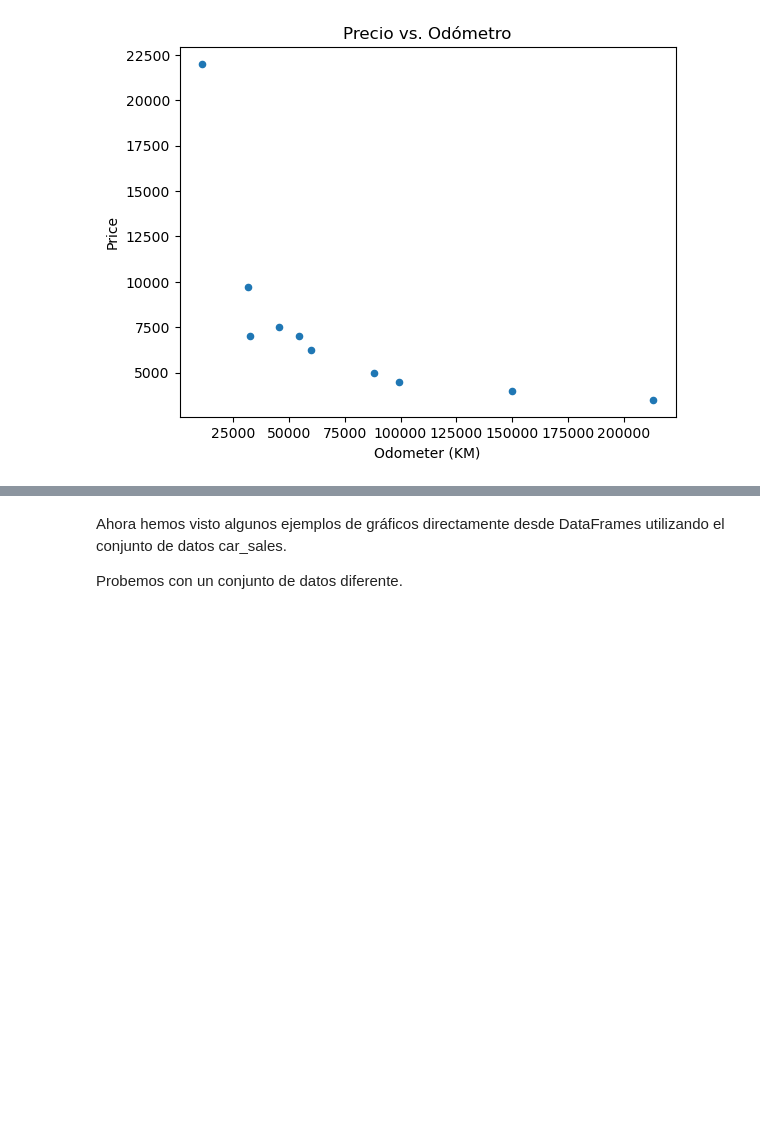
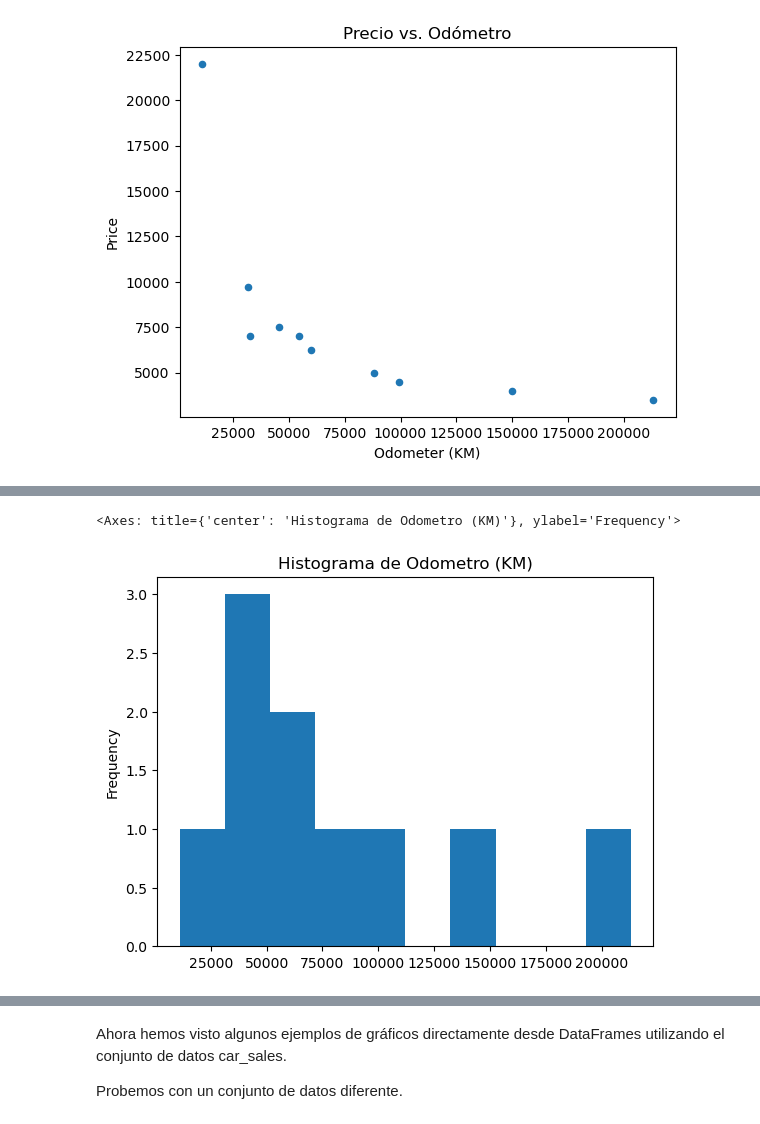
Before and after one commit to AlexDotel/Practicas-Machine-Learning, a Jupyter notebook: Ejercicio_Matplotlib.ipynb, the cells around one changed output, grey strips where cells are left out. Saved outputs shown, nothing was run; the diff lists cells and outputs as text; code cells hidden in the pictures; blank space fills up the shorter version.

```diff
--- a/Ejercicio_Matplotlib.ipynb
+++ b/Ejercicio_Matplotlib.ipynb
@@ -344,4 +356,10 @@ car_sales.plot(x='Odometer (KM)', y='Price', kind='scatter', title='Precio vs. O
 # %%
 # Cree un histograma de la columna 'Odómetro (KM)'
+car_sales['Odometer (KM)'].plot(kind='hist', title='Histograma de Odometro (KM)')
+
+# car_sales.plot('Odometer (KM)', kind='hist') → ASI NO!!!
+# %% [output]
+<Axes: title={'center': 'Histograma de Odometro (KM)'}, ylabel='Frequency'>
+[figure, added]
 # %%
 # Cree un histograma de la columna 'Precio' con 20 intervalos
```
Also changed, not shown: parts of 3 cells of this notebook.
